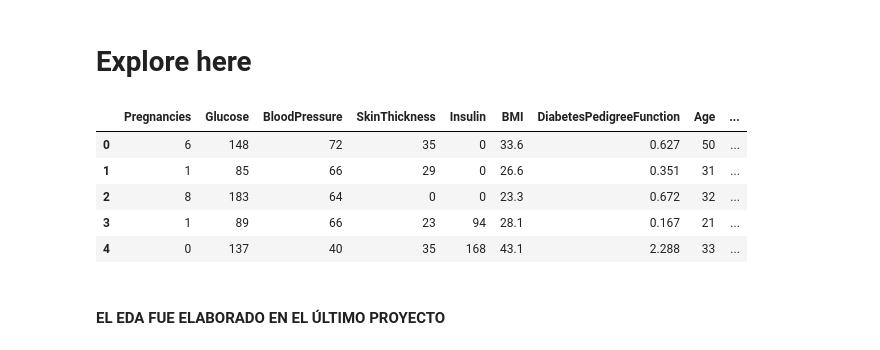
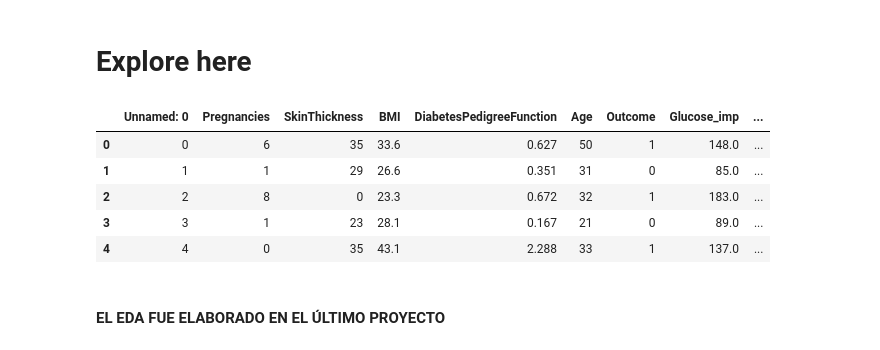
Before and after one commit to 4GeeksAcademy/Boosting_RDH, a Jupyter notebook: src/explore.ipynb, the cells around one changed output. Drawn from its saved outputs; the diff is of its cells as text; code cells hidden in the pictures.

```diff
--- a/src/explore.ipynb
+++ b/src/explore.ipynb
@@ -11,17 +11,16 @@ from sklearn.model_selection import train_test_split
 from sklearn.ensemble import GradientBoostingClassifier
 from xgboost import XGBClassifier
 from sklearn.model_selection import GridSearchCV
-# %%
-url = 'https://raw.githubusercontent.com/4GeeksAcademy/decision-tree-project-tutorial/main/diabetes.csv'
-df = pd.read_csv(url)
-df.head()
-# %% [output]
-|  | Pregnancies | Glucose | BloodPressure | SkinThickness | Insulin | BMI | DiabetesPedigreeFunction | Age | ... |
-| 0 | 6 | 148 | 72 | 35 | 0 | 33.6 | 0.627 | 50 | ... |
-| 1 | 1 | 85 | 66 | 29 | 0 | 26.6 | 0.351 | 31 | ... |
-| 2 | 8 | 183 | 64 | 0 | 0 | 23.3 | 0.672 | 32 | ... |
-| 3 | 1 | 89 | 66 | 23 | 94 | 28.1 | 0.167 | 21 | ... |
-| 4 | 0 | 137 | 40 | 35 | 168 | 43.1 | 2.288 | 33 | ... |
+# %%
+df = pd.read_csv('/workspaces/Boosting_RDH/data/interim/df_cleaned_diabetes.csv')
+df.head()
+# %% [output]
+|  | Unnamed: 0 | Pregnancies | SkinThickness | BMI | DiabetesPedigreeFunction | Age | Outcome | Glucose_imp | ... |
+| 0 | 0 | 6 | 35 | 33.6 | 0.627 | 50 | 1 | 148.0 | ... |
+| 1 | 1 | 1 | 29 | 26.6 | 0.351 | 31 | 0 | 85.0 | ... |
+| 2 | 2 | 8 | 0 | 23.3 | 0.672 | 32 | 1 | 183.0 | ... |
+| 3 | 3 | 1 | 23 | 28.1 | 0.167 | 21 | 0 | 89.0 | ... |
+| 4 | 4 | 0 | 35 | 43.1 | 2.288 | 33 | 1 | 137.0 | ... |
 # %% [markdown]
 #### **EL EDA FUE ELABORADO EN EL ÚLTIMO PROYECTO**
 # %% [markdown]
```
Also changed, not shown: parts of 11 cells of this notebook, 2 other files.
